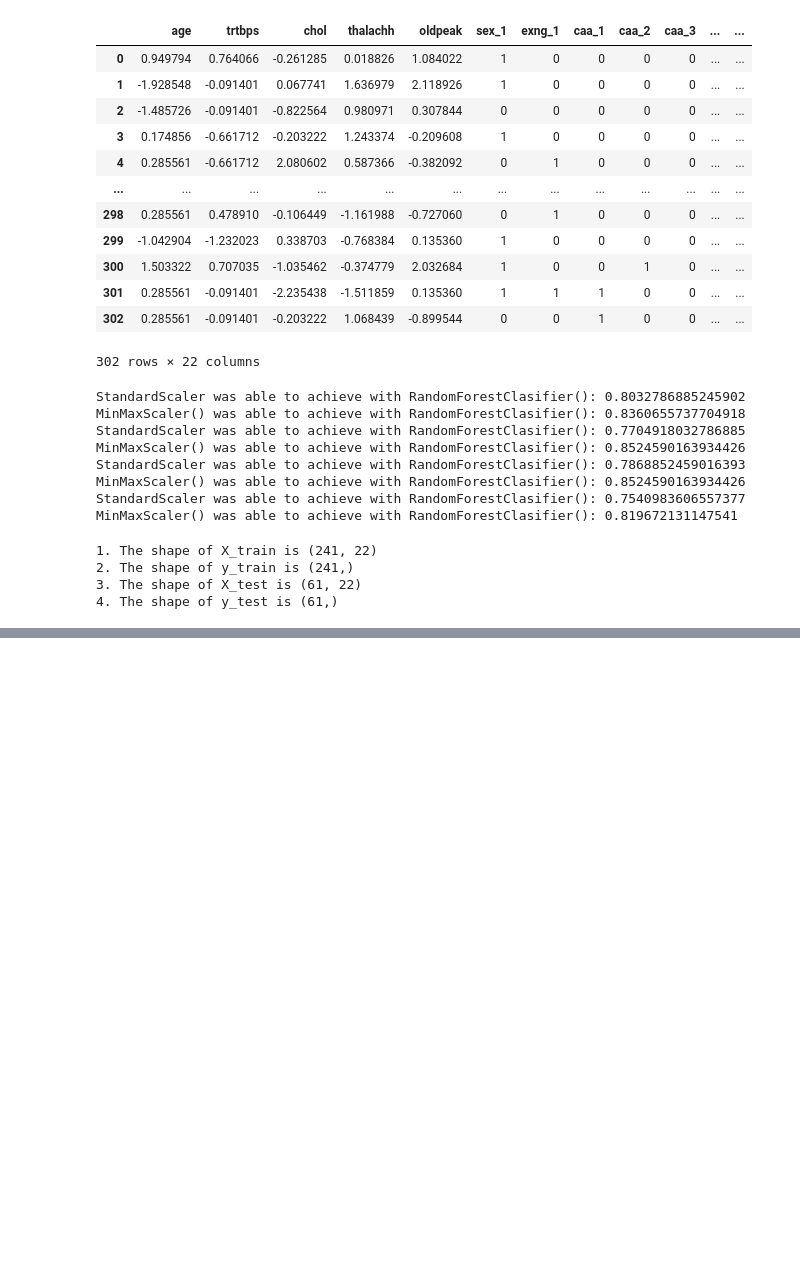
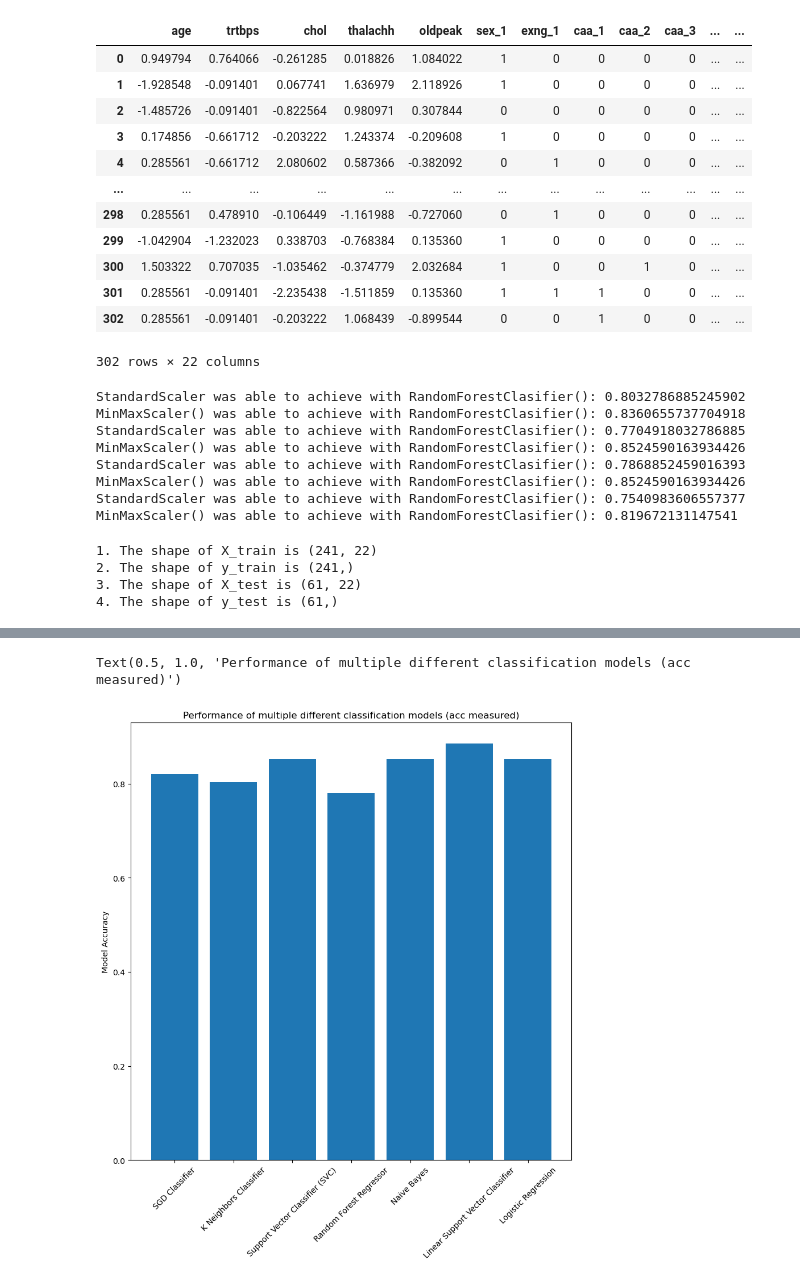
Before and after one commit to Lfg2st/CardioGuardian, a Jupyter notebook: main.ipynb, the cells around one changed output, grey strips where cells are left out. Drawn from its saved outputs; the diff is of its cells as text; code cells hidden in the pictures; blank space fills up the shorter version.

Commit message:
completed intial evaluation

```diff
--- a/main.ipynb
+++ b/main.ipynb
@@ -692,0 +710,34 @@ print(f'''
+# %%
+
+
+# Put models in a dictionary
+models = {
+    'SGD Classifier': SGDClassifier(),
+    'K Neighbors Classifier': KNeighborsClassifier(),
+    'Support Vector Classifier (SVC)': SVC(),
+    'Random Forest Regressor': RandomForestClassifier(),
+    'Naive Bayes': GaussianNB(),
+    'Linear Support Vector Classifier': LinearSVC(),
+    'Logistic Regression': LogisticRegression()
+}
+
+# Create function to fit and score models
+def fit_and_score(models, X_train, X_test, y_train, y_test):
+
+    model_scores = {}
+
+    for name, model in models.items():
+
+        np.random.seed(np.random.randint(1, 100))
+        score_sum = 0
+        for i in range(0, 5):
+            model.fit(X_train, y_train)
+            score_sum += model.score(X_test, y_test)
+        model_scores[name] = score_sum/5
+    return model_scores
+
+model_scores = fit_and_score(models = models, X_train = X_train, y_train = y_train, X_test = X_test, y_test = y_test)
+
+# this is a preliminary test that doesn't include hyperparameters of the models...one can clearly identify that the models with the highest accuracy are LinearSVC, LogisticRegression and SGD Classifier...the rest of the evaluation process would be conducted on only these
+
+model_scores
@@ -692,0 +752,9 @@ print(f'''
+# %%
+plt.figure(figsize=(10,10))
+plt.bar(model_scores.keys(), model_scores.values())
+plt.xticks(list(model_scores.keys()), rotation = 45)
+plt.ylabel('Model Accuracy')
+plt.title('Performance of multiple different classification models (acc measured)')
+# %% [output]
+Text(0.5, 1.0, 'Performance of multiple different classification models (acc measured)')
+[figure, added]
```
Also changed, not shown: parts of 6 cells of this notebook.
